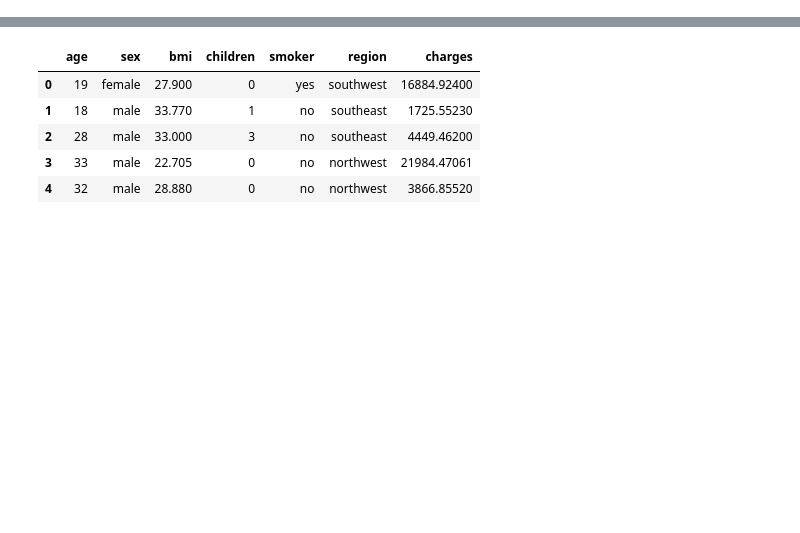
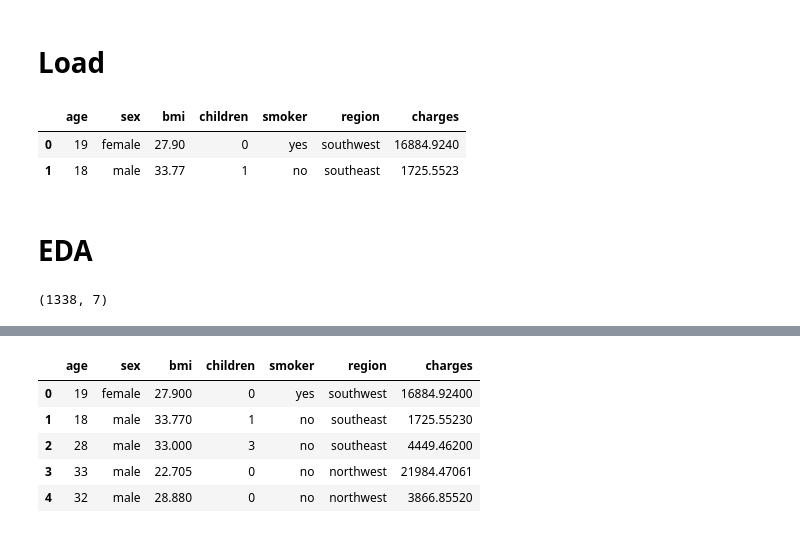
Before and after one commit to rm-kara/Medical-Insurance-Costs, a Jupyter notebook: med-costs.ipynb, the cells around one changed output, grey strips where cells are left out. Cells and saved outputs as stored; diff of their text form; code cells hidden in the pictures; blank space fills up the shorter version.

```diff
--- a/med-costs.ipynb
+++ b/med-costs.ipynb
@@ -5,5 +5,19 @@ import numpy as np
 import matplotlib.pyplot as plt
 import seaborn as sns
 sns.set()
+# %% [markdown]
+# Load
 # %%
 data = pd.read_csv('Data/insurance.csv')
+# %%
+data.head(2)
+# %% [output]
+|  | age | sex | bmi | children | smoker | region | charges |
+| 0 | 19 | female | 27.90 | 0 | yes | southwest | 16884.9240 |
+| 1 | 18 | male | 33.77 | 1 | no | southeast | 1725.5523 |
+# %% [markdown]
+# EDA
+# %%
+data.shape
+# %% [output]
+(1338, 7)
```
Also changed, not shown: parts of 10 cells of this notebook.
